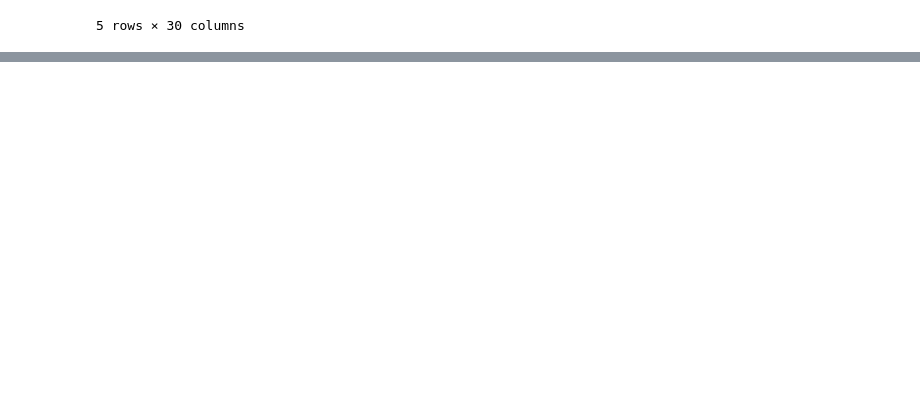
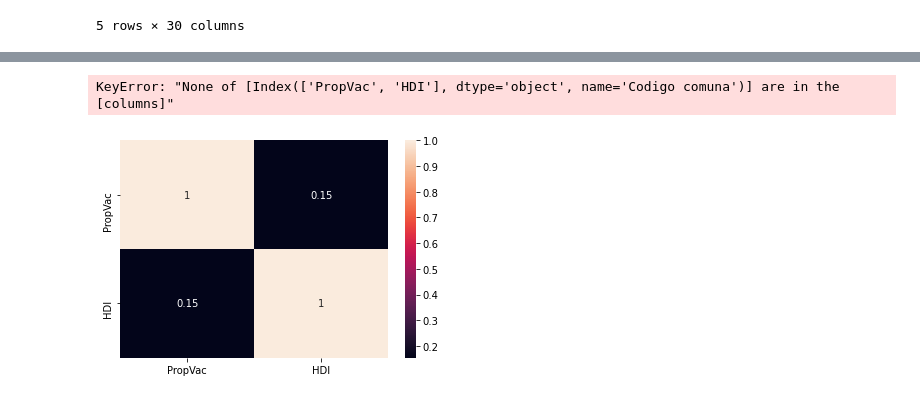
Before and after one commit to jpjara32/tareas, a Jupyter notebook: Tarea3.ipynb, the cells around one changed output, grey strips where cells are left out. Cells and saved outputs as stored; diff of their text form; code cells hidden in the pictures; blank space fills up the shorter version.

```diff
--- a/Tarea3.ipynb
+++ b/Tarea3.ipynb
@@ -446,0 +473,12 @@ data.head()
+# %%
+vacHDI = vac[['PropVac','HDI']]
+# %% [output]
+KeyError: "None of [Index(['PropVac', 'HDI'], dtype='object', name='Codigo comuna')] are in the [columns]"
+# %%
+correlation_mat = vacHDI.corr()
+
+sns.heatmap(correlation_mat, annot = True)
+
+plt.show()
+# %% [output]
+[figure, added]
```
Also changed, not shown: parts of 82 cells of this notebook, 2 other files.
